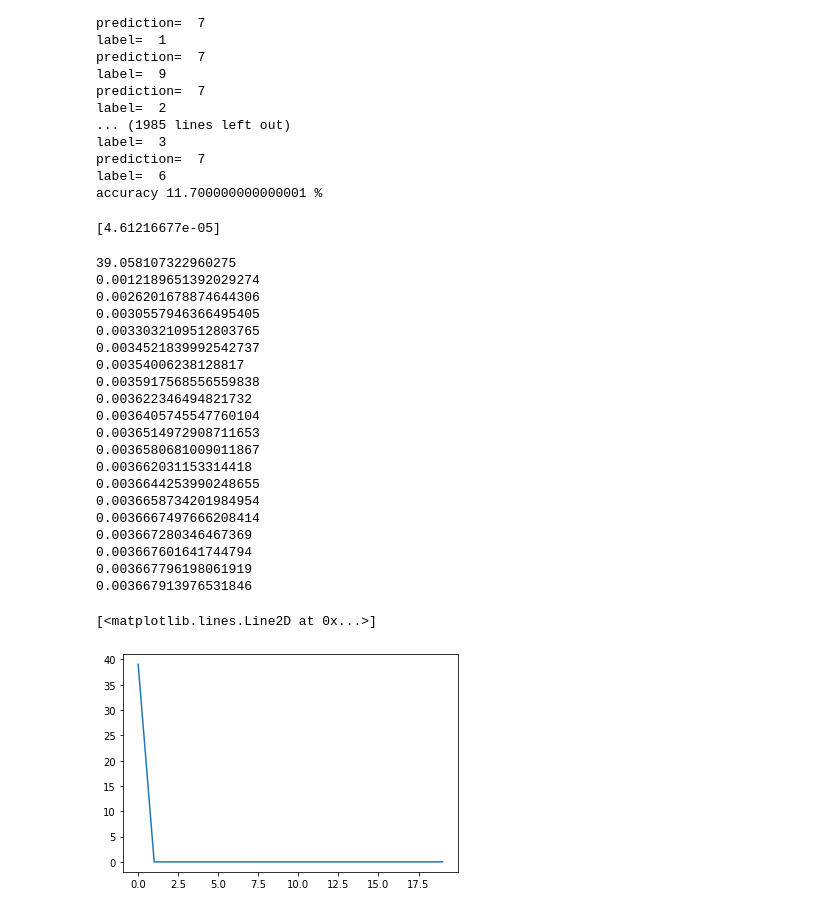
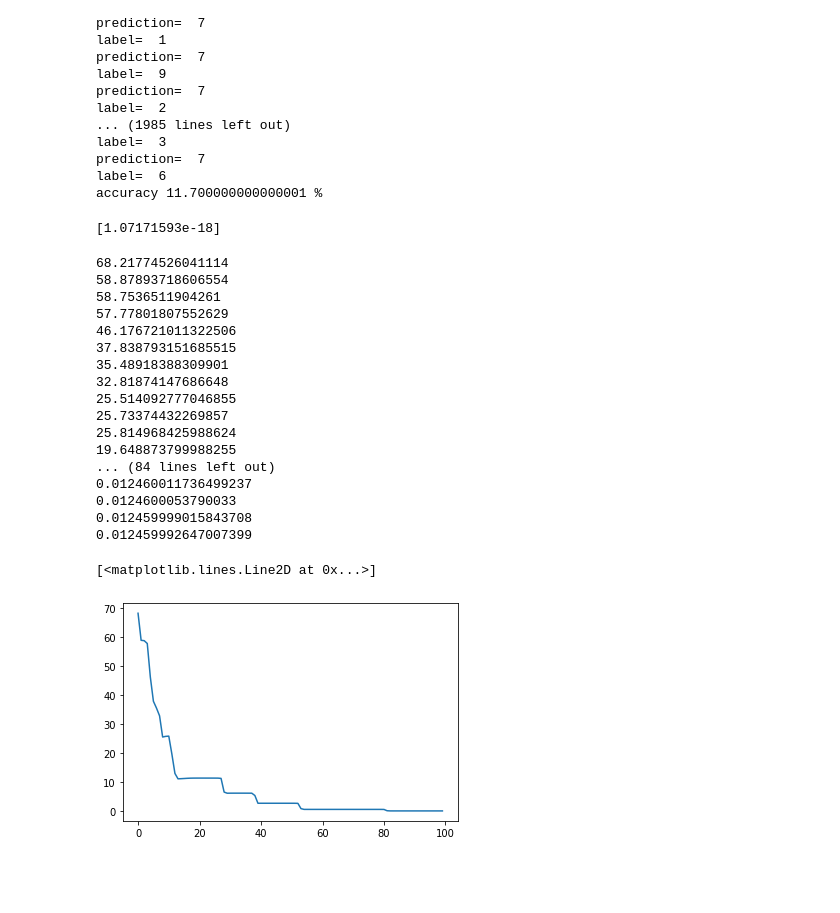
Before and after one commit to hoseinlook/Handwritten-Digit-Recognition-with-numpy, a Jupyter notebook: project_1.ipynb, the cells around one changed output. Drawn from its saved outputs; the diff is of its cells as text; code cells hidden in the pictures; blank space fills up the shorter version.

Commit message:
batch diretive

```diff
--- a/project_1.ipynb
+++ b/project_1.ipynb
@@ -77,14 +77,14 @@ lable number 2
  [0.]]
 # %%
 print('INITIAL weights\n\n')
-np.random.seed(8)
+np.random.seed(3)
 Wl1 = np.random.random((16, 784))
 Wl2 = np.random.random((16, 16))
 Wl3 = np.random.random((10, 16))
 
-B1 = np.zeros((16, 1))
-B2 = np.zeros((16, 1))
-B3 = np.zeros((10, 1))
+B1 = np.random.random((16, 1))
+B2 = np.random.random((16, 1))
+B3 = np.random.random((10, 1))
 
 print(B3)
 # def forward()
@@ -146,9 +148,11 @@ def forward(input_layer, Wl1, Wl2, Wl3, B1, B2, B3):
     return A1, A2, A3, Z1, Z2, Z3
 
 
-show_image(train_set[3][0])
+show_image(train_set[0][0])
 plt.show()
-A1, A2, A3, Z1, Z2, Z3 = forward(train_set[3][0], Wl1, Wl2, Wl3, B1, B2, B3)
+A1, A2, A3, Z1, Z2, Z3 = forward(train_set[0][0], Wl1, Wl2, Wl3, B1, B2, B3)
+print(A1)
+print(Z3)
 # print('input ', train_set[3][0])
 # print('predict',x)
 # %% [output]
@@ -195,11 +216,11 @@ def backpropagation(A1, A2, A3, Z1, Z2, Z3, W2, W3, input_layer, label):
     grad_Wl3 = (2 * sigmoid_prime(Z3) * (A3 - label)) @ A2.T
     grad_A2 = W3.T @ (2 * sigmoid_prime(Z3) * (A3 - label))
 
-    grad_b2 = grad_A2
-    grad_Wl2 = (grad_A2 * sigmoid(Z2)) @ A1.T
+    grad_b2 = grad_A2* sigmoid_prime(Z2)
+    grad_Wl2 = (grad_A2 * sigmoid_prime(Z2)) @ A1.T
     grad_A1 = W2.T @ (sigmoid_prime(Z2) * grad_A2)
 
-    grad_b1 = grad_A1
+    grad_b1 = grad_A1* sigmoid_prime(Z1)
     grad_Wl1 = (grad_A1 * sigmoid_prime(Z1)) @ input_layer.T
 
     return grad_Wl1, grad_Wl2, grad_Wl3, grad_b1, grad_b2, grad_b3
@@ -210,13 +231,13 @@ grad_Wl1, grad_Wl2, grad_Wl3, grad_b1, grad_b2, grad_b3 = backpropagation(A1, A2
 
 print(grad_b1[2])
 # %% [output]
-[4.61216677e-05]
+[1.07171593e-18]
 # %%
 x = np.array([1, 2, 3])
 # %%
 def model(input_data, batch, epoc, learning_rate):
     m = len(input_data)
-    np.random.seed(2)
+    np.random.seed(100)
     Wl1 = np.random.random((16, 784))
     Wl2 = np.random.random((16, 16))
     Wl3 = np.random.random((10, 16))
@@ -248,43 +269,40 @@ def model(input_data, batch, epoc, learning_rate):
                     grad_b1 += g_b1
                     grad_b2 += g_b2
                     grad_b3 += g_b3
-                Wl1 = Wl1 - learning_rate * grad_Wl1
-                Wl2 = Wl2 - learning_rate * grad_Wl2
-                Wl3 = Wl3 - learning_rate * grad_Wl3
-                B1 = B1 - learning_rate * grad_b1
-                B2 = B2 - learning_rate * grad_b2
-                B3 = B3 - learning_rate * grad_b3
+                Wl1 = Wl1 - learning_rate * grad_Wl1/batch
+                Wl2 = Wl2 - learning_rate * grad_Wl2/batch
+                Wl3 = Wl3 - learning_rate * grad_Wl3/batch
+                B1 = B1 - learning_rate * grad_b1/batch
+                B2 = B2 - learning_rate * grad_b2/batch
+                B3 = B3 - learning_rate * grad_b3/batch
         avg_cost = sum_cost / m
         print(avg_cost)
         cost_list.append(avg_cost)
     return Wl1, Wl2, Wl3, B1, B2, B3, cost_list
 # %%
-Wl1, Wl2, Wl3, B1, B2, B3, cost_list = model(train_set[:100], 10, 20, learning_rate=1)
+Wl1, Wl2, Wl3, B1, B2, B3, cost_list = model(train_set[:100], 10, 100, learning_rate=1)
 cost_list = np.squeeze(cost_list)
 plt.plot(cost_list)
 # %% [output]
-39.058107322960275
-0.0012189651392029274
-0.0026201678874644306
-0.0030557946366495405
-0.0033032109512803765
-0.0034521839992542737
-0.00354006238128817
-0.0035917568556559838
-0.003622346494821732
-0.0036405745547760104
-0.0036514972908711653
-0.0036580681009011867
-0.003662031153314418
-0.0036644253990248655
-0.0036658734201984954
-0.0036667497666208414
-0.003667280346467369
-0.003667601641744794
-0.003667796198061919
-0.003667913976531846
+68.21774526041114
+58.87893718606554
+58.7536511904261
+57.77801807552629
+46.176721011322506
+37.838793151685515
+35.48918388309901
+32.81874147686648
+25.514092777046855
+25.73374432269857
+25.814968425988624
+19.648873799988255
+... (84 lines left out)
+0.012460011736499237
+0.0124600053790033
+0.012459999015843708
+0.012459992647007399
 [<matplotlib.lines.Line2D at 0x...>]
-[figure, old version]
+[figure, new version]
 # %%
 # print(Wl1, Wl2, Wl3, B1, B2, B3)
 correct_count = 0
```
Also changed, not shown: parts of 4 cells of this notebook.
